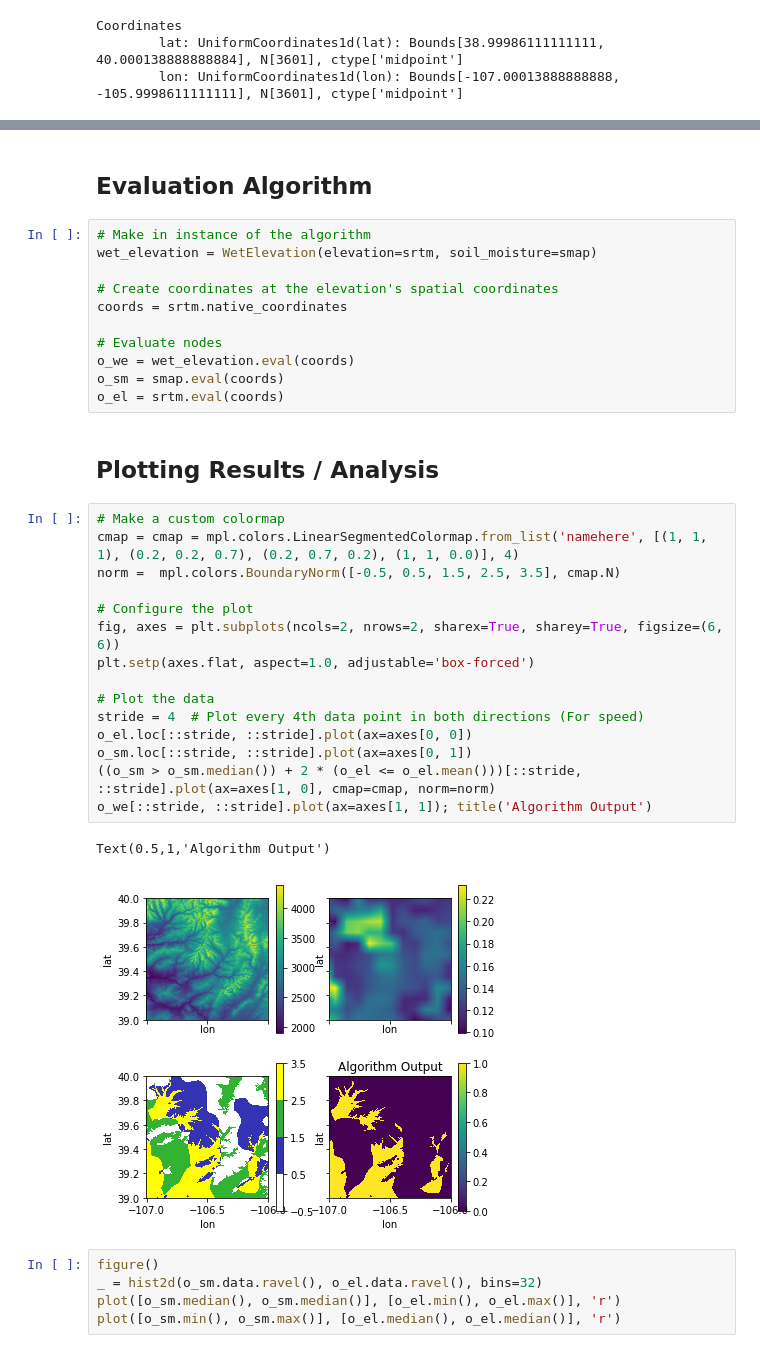
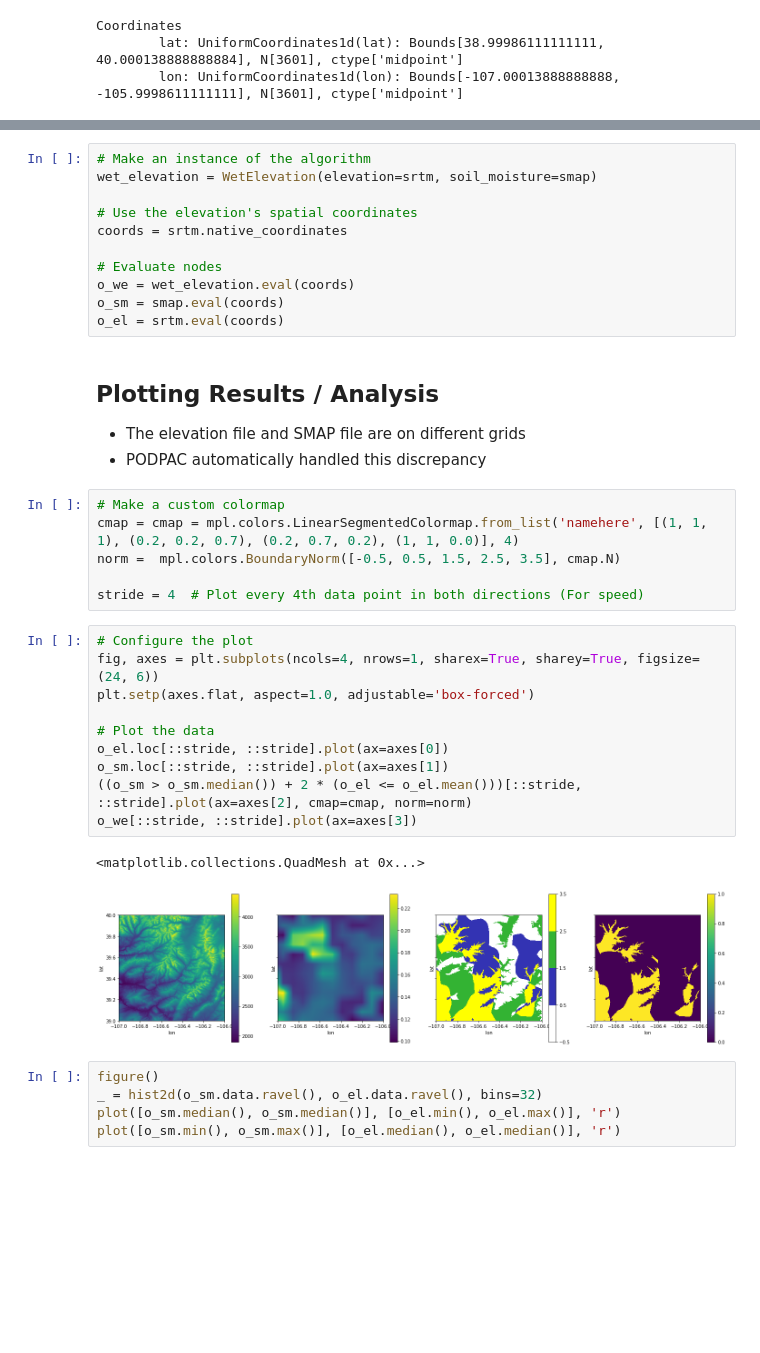
Before and after one commit to creare-com/podpac-examples, a Jupyter notebook: notebooks/basic_examples/combining-data-in-algorithm.ipynb, the cells around one changed output, grey strips where cells are left out. Drawn from its saved outputs; the diff is of its cells as text; blank space fills up the shorter version.

```diff
--- a/notebooks/basic_examples/combining-data-in-algorithm.ipynb
+++ b/notebooks/basic_examples/combining-data-in-algorithm.ipynb
@@ -70,36 +86,37 @@ class WetElevation(podpac.algorithm.Algorithm):
-# %% [markdown]
-## Evaluation Algorithm
 # %%
-# Make in instance of the algorithm
+# Make an instance of the algorithm
 wet_elevation = WetElevation(elevation=srtm, soil_moisture=smap)
 
-# Create coordinates at the elevation's spatial coordinates
+# Use the elevation's spatial coordinates
 coords = srtm.native_coordinates
 
 # Evaluate nodes
 o_we = wet_elevation.eval(coords)
 o_sm = smap.eval(coords)
 o_el = srtm.eval(coords)
-# %% [markdown]
-## Plotting Results / Analysis
+# %% [markdown]
+## Plotting Results / Analysis
+* The elevation file and SMAP file are on different grids
+* PODPAC automatically handled this discrepancy
+# %%
+# Make a custom colormap
+cmap = cmap = mpl.colors.LinearSegmentedColormap.from_list('namehere', [(1, 1, 1), (0.2, 0.2, 0.7), (0.2, 0.7, 0.2), (1, 1, 0.0)], 4)
+norm =  mpl.colors.BoundaryNorm([-0.5, 0.5, 1.5, 2.5, 3.5], cmap.N)
+
+stride = 4  # Plot every 4th data point in both directions (For speed)
 # %%
-# Make a custom colormap
-cmap = cmap = mpl.colors.LinearSegmentedColormap.from_list('namehere', [(1, 1, 1), (0.2, 0.2, 0.7), (0.2, 0.7, 0.2), (1, 1, 0.0)], 4)
-norm =  mpl.colors.BoundaryNorm([-0.5, 0.5, 1.5, 2.5, 3.5], cmap.N)
-
 # Configure the plot
-fig, axes = plt.subplots(ncols=2, nrows=2, sharex=True, sharey=True, figsize=(6, 6))
+fig, axes = plt.subplots(ncols=4, nrows=1, sharex=True, sharey=True, figsize=(24, 6))
 plt.setp(axes.flat, aspect=1.0, adjustable='box-forced')
 
 # Plot the data
-stride = 4  # Plot every 4th data point in both directions (For speed)
-o_el.loc[::stride, ::stride].plot(ax=axes[0, 0])
-o_sm.loc[::stride, ::stride].plot(ax=axes[0, 1])
-((o_sm > o_sm.median()) + 2 * (o_el <= o_el.mean()))[::stride, ::stride].plot(ax=axes[1, 0], cmap=cmap, norm=norm)
-o_we[::stride, ::stride].plot(ax=axes[1, 1]); title('Algorithm Output')
+o_el.loc[::stride, ::stride].plot(ax=axes[0])
+o_sm.loc[::stride, ::stride].plot(ax=axes[1])
+((o_sm > o_sm.median()) + 2 * (o_el <= o_el.mean()))[::stride, ::stride].plot(ax=axes[2], cmap=cmap, norm=norm)
+o_we[::stride, ::stride].plot(ax=axes[3])
 # %% [output]
-Text(0.5,1,'Algorithm Output')
+<matplotlib.collections.QuadMesh at 0x...>
-[figure, old version]
+[figure, new version]
 # %%
 figure()
 _ = hist2d(o_sm.data.ravel(), o_el.data.ravel(), bins=32)
```
Also changed, not shown: parts of 11 cells of this notebook, 9 other files.
